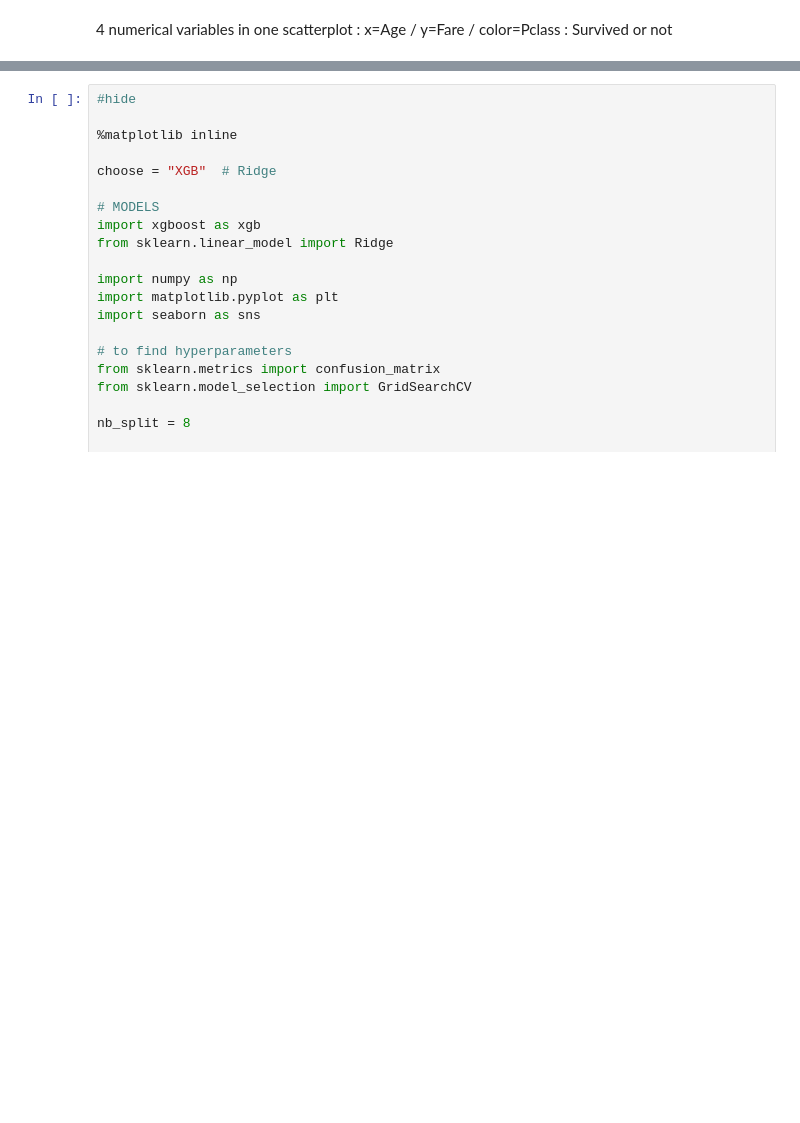
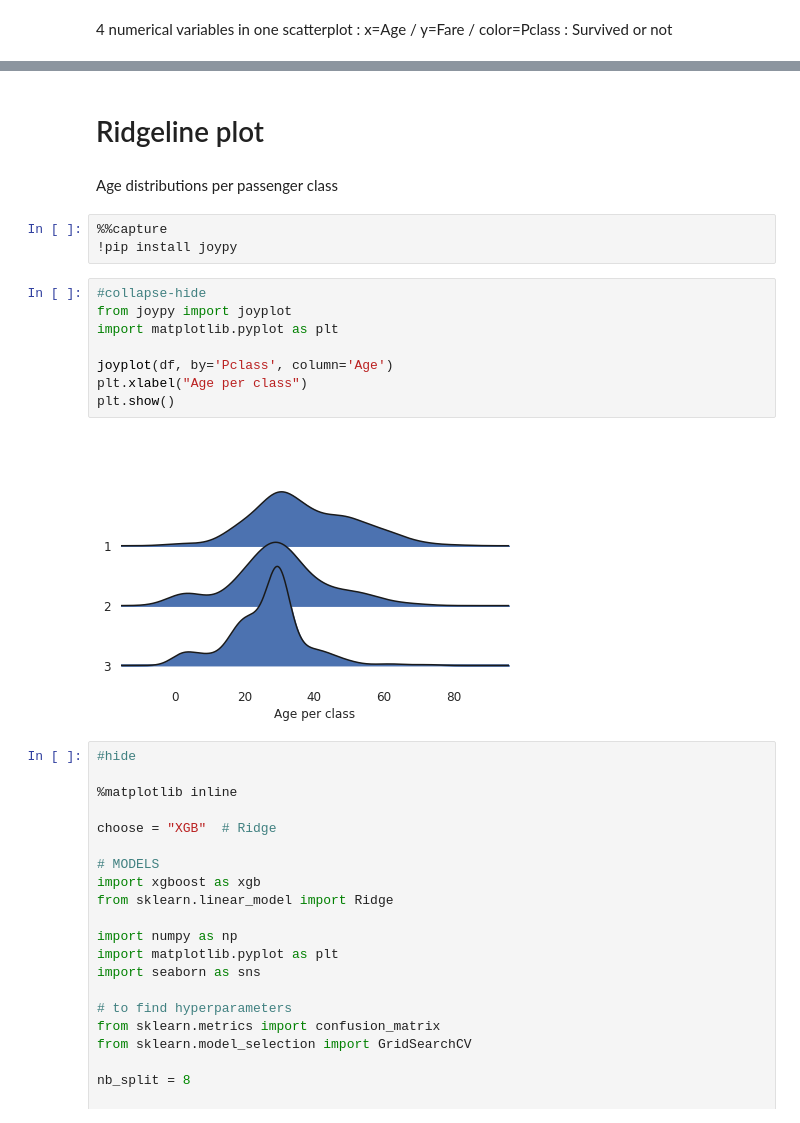
Before and after one commit to yannick42/notebooks, a Jupyter notebook: _notebooks/2022-04-24-Titanic_dataset.ipynb, the cells around one changed output, grey strips where cells are left out. Drawn from its saved outputs; the diff is of its cells as text; blank space fills up the shorter version.

```diff
--- a/_notebooks/2022-04-24-Titanic_dataset.ipynb
+++ b/_notebooks/2022-04-24-Titanic_dataset.ipynb
@@ -202,3 +224,20 @@ sns.kdeplot(ax=ax[1], data=df, x="Age", y="Fare", fill=True)
+# %% [markdown]
+# Ridgeline plot
+# %% [markdown]
+Age distributions per passenger class
+# %%
+%%capture
+!pip install joypy
+# %%
+#collapse-hide
+from joypy import joyplot
+import matplotlib.pyplot as plt
+
+joyplot(df, by='Pclass', column='Age')
+plt.xlabel("Age per class")
+plt.show()
+# %% [output]
+[figure, added]
 # %%
 #hide
 
```
Also changed, not shown: parts of 2 cells of this notebook.
